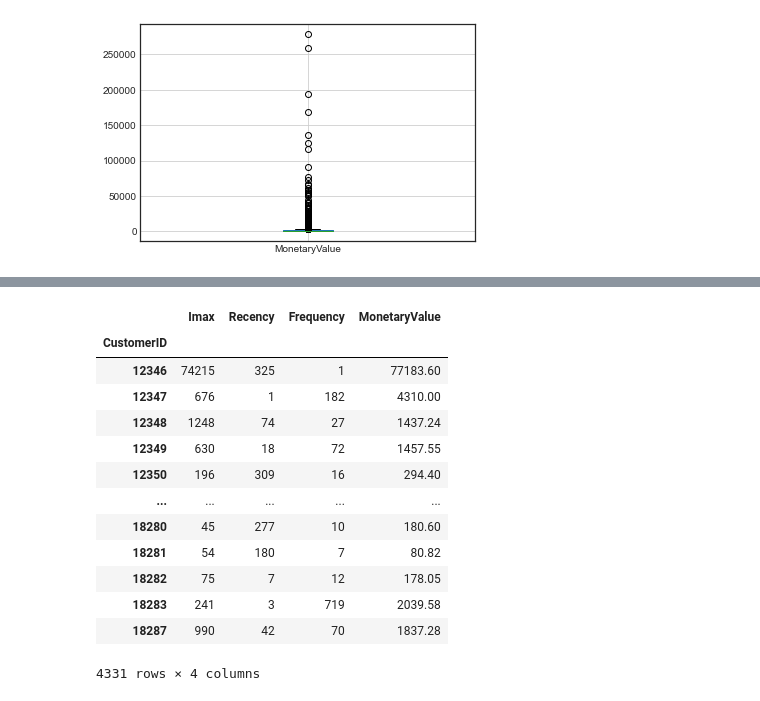
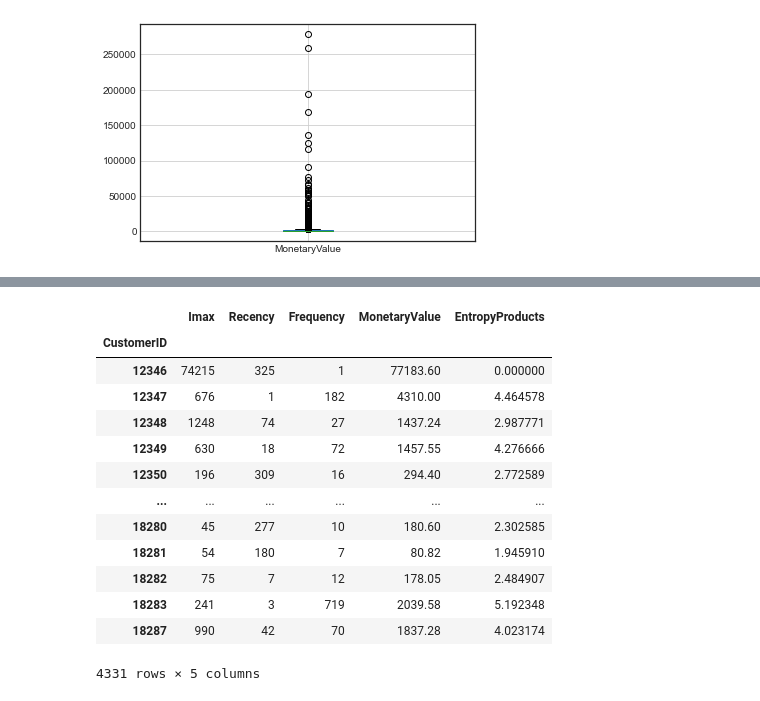
Before and after one commit to saramont/customer_supermarket_analysis, a Jupyter notebook: data_transformation.ipynb, the cells around one changed output, grey strips where cells are left out. Drawn from its saved outputs; the diff is of its cells as text; code cells hidden in the pictures.

```diff
--- a/data_transformation.ipynb
+++ b/data_transformation.ipynb
@@ -240,6 +225,10 @@ df_customer.boxplot(column='MonetaryValue')
 # %% [output]
 <matplotlib.axes._subplots.AxesSubplot at 0x...>
 [figure]
+# %%
+df_customer['EntropyOrderSale'] = df_tot_sale_entropy['TotSale']
+df_customer['EntropyDay'] = df_days_entropy['BasketDate']
+df_customer['EntropyProducts'] = df_products_entropy['ProdID']
 # %%
 df_customer.corr()
 # %% [output]
@@ -254,18 +246,18 @@ df_customer.corr()
 # %%
-df_customer_reduced = df_customer.drop(columns=['I','Iu', 'NumBasket'])
+df_customer_reduced = df_customer.drop(columns=['I','Iu', 'NumBasket', 'EntropyOrderSale', 'EntropyDay'])
 df_customer_reduced
 # %% [output]
-|  | Imax | Recency | Frequency | MonetaryValue |
-| CustomerID |  |  |  |  |
-| 12346 | 74215 | 325 | 1 | 77183.60 |
-| 12347 | 676 | 1 | 182 | 4310.00 |
-| 12348 | 1248 | 74 | 27 | 1437.24 |
-| 12349 | 630 | 18 | 72 | 1457.55 |
-| 12350 | 196 | 309 | 16 | 294.40 |
-| ... | ... | ... | ... | ... |
-| 18280 | 45 | 277 | 10 | 180.60 |
-| 18281 | 54 | 180 | 7 | 80.82 |
-| 18282 | 75 | 7 | 12 | 178.05 |
-| 18283 | 241 | 3 | 719 | 2039.58 |
-| 18287 | 990 | 42 | 70 | 1837.28 |
+|  | Imax | Recency | Frequency | MonetaryValue | EntropyProducts |
+| CustomerID |  |  |  |  |  |
+| 12346 | 74215 | 325 | 1 | 77183.60 | 0.000000 |
+| 12347 | 676 | 1 | 182 | 4310.00 | 4.464578 |
+| 12348 | 1248 | 74 | 27 | 1437.24 | 2.987771 |
+| 12349 | 630 | 18 | 72 | 1457.55 | 4.276666 |
+| 12350 | 196 | 309 | 16 | 294.40 | 2.772589 |
+| ... | ... | ... | ... | ... | ... |
+| 18280 | 45 | 277 | 10 | 180.60 | 2.302585 |
+| 18281 | 54 | 180 | 7 | 80.82 | 1.945910 |
+| 18282 | 75 | 7 | 12 | 178.05 | 2.484907 |
+| 18283 | 241 | 3 | 719 | 2039.58 | 5.192348 |
+| 18287 | 990 | 42 | 70 | 1837.28 | 4.023174 |
-4331 rows × 4 columns
+4331 rows × 5 columns
```
Also changed, not shown: parts of 6 cells of this notebook.
